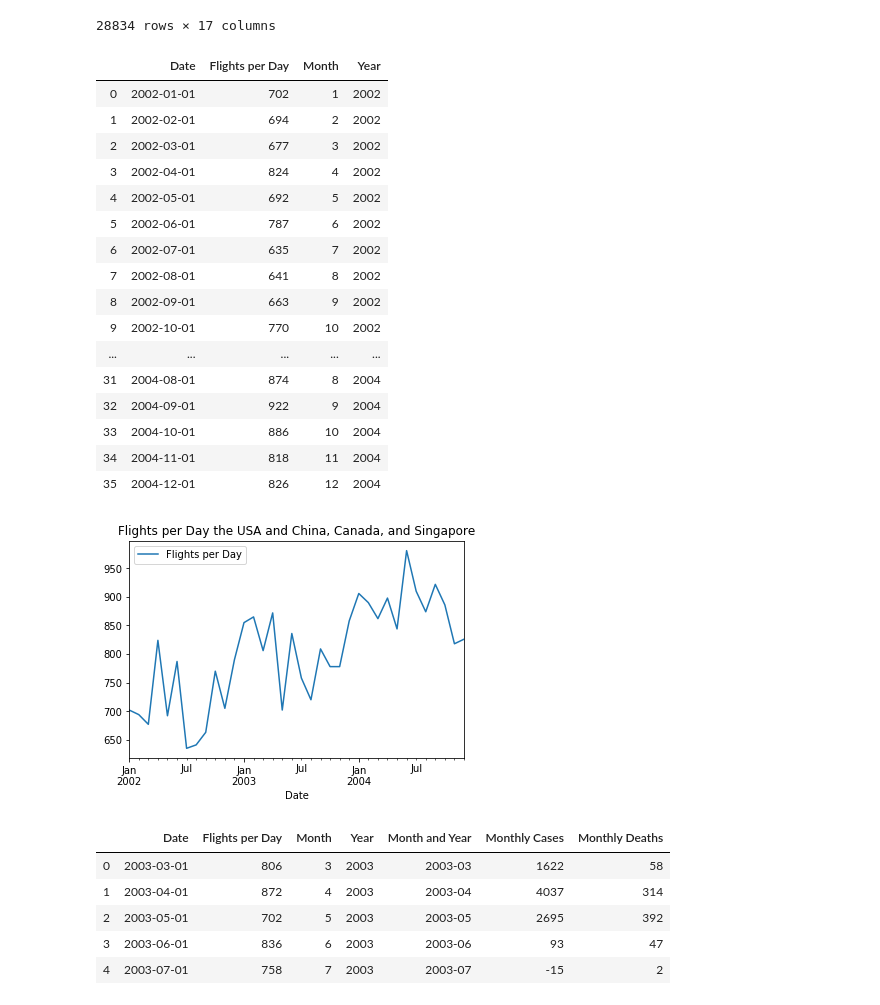
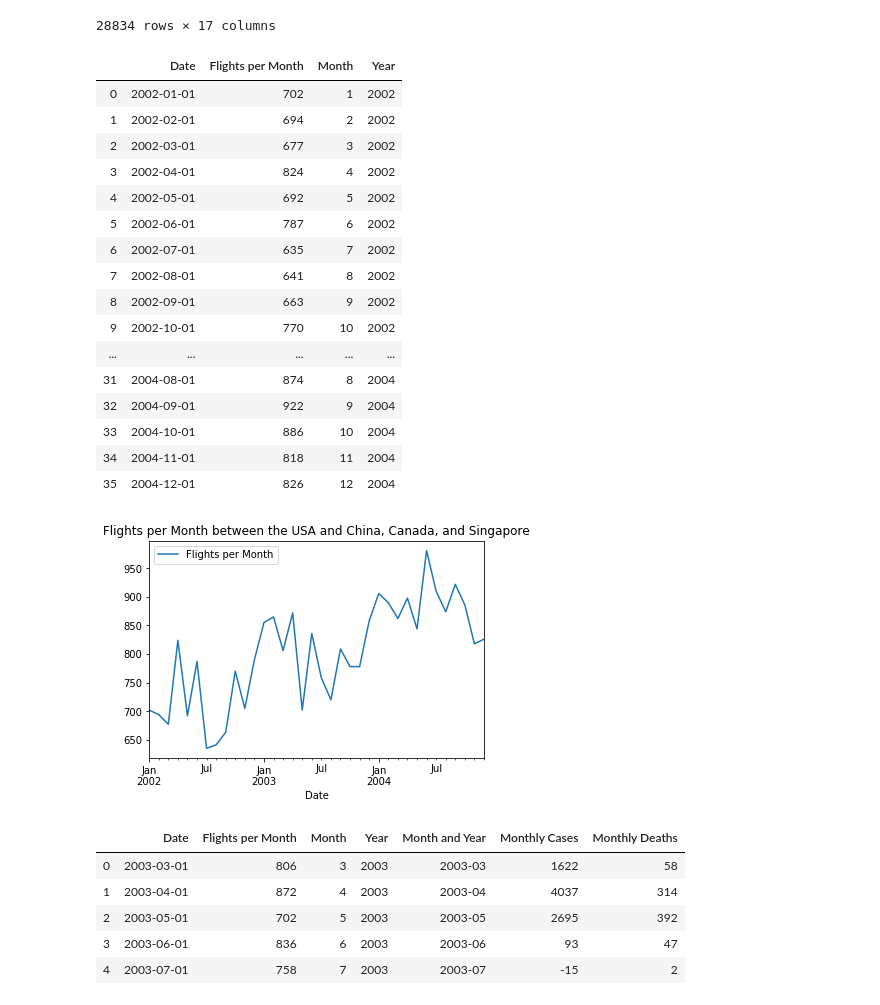
Before and after one commit to vbhakta27/group3, a Jupyter notebook: SARS.ipynb, the cells around one changed output. Drawn from its saved outputs; the diff is of its cells as text; code cells hidden in the pictures.

Commit message:
update final chart to say Month

```diff
--- a/SARS.ipynb
+++ b/SARS.ipynb
@@ -363,14 +363,14 @@ sars_flights_by_date['MONTH'] = sars_flights_by_date['Date'].dt.month
 sars_flights_by_date['YEAR'] = sars_flights_by_date['Date'].dt.year
 
 sars_flights_summary = pd.DataFrame({'Date': sars_flights_by_date['Date'],
-                                     'Flights per Day': sars_flights_by_date['PASSENGERS'],
+                                     'Flights per Month': sars_flights_by_date['PASSENGERS'],
                                      'Month': sars_flights_by_date['MONTH'],
                                      'Year': sars_flights_by_date['YEAR']
                                     })
 
 sars_flights_summary
 # %% [output]
-|  | Date | Flights per Day | Month | Year |
+|  | Date | Flights per Month | Month | Year |
 | 0 | 2002-01-01 | 702 | 1 | 2002 |
 | 1 | 2002-02-01 | 694 | 2 | 2002 |
 | 2 | 2002-03-01 | 677 | 3 | 2002 |
@@ -389,17 +389,17 @@ sars_flights_summary
 | 35 | 2004-12-01 | 826 | 12 | 2004 |
 # %%
 ax = plt.gca()
-sars_flights_summary.plot.line(x ='Date', y='Flights per Day',ax=ax)
-plt.title('Flights per Day the USA and China, Canada, and Singapore')
+sars_flights_summary.plot.line(x ='Date', y='Flights per Month',ax=ax)
+plt.title('Flights per Month between the USA and China, Canada, and Singapore')
 plt.show()
 # %% [output]
-[figure, old version]
+[figure, new version]
 # %%
 sars_flight_data = pd.merge(sars_flights_summary, monthly_sars_summary, on=['Month', 'Year'])
 
 sars_flight_data
 # %% [output]
-|  | Date | Flights per Day | Month | Year | Month and Year | Monthly Cases | Monthly Deaths |
+|  | Date | Flights per Month | Month | Year | Month and Year | Monthly Cases | Monthly Deaths |
 | 0 | 2003-03-01 | 806 | 3 | 2003 | 2003-03 | 1622 | 58 |
 | 1 | 2003-04-01 | 872 | 4 | 2003 | 2003-04 | 4037 | 314 |
 | 2 | 2003-05-01 | 702 | 5 | 2003 | 2003-05 | 2695 | 392 |
```
Also changed, not shown: parts of 4 cells of this notebook.
